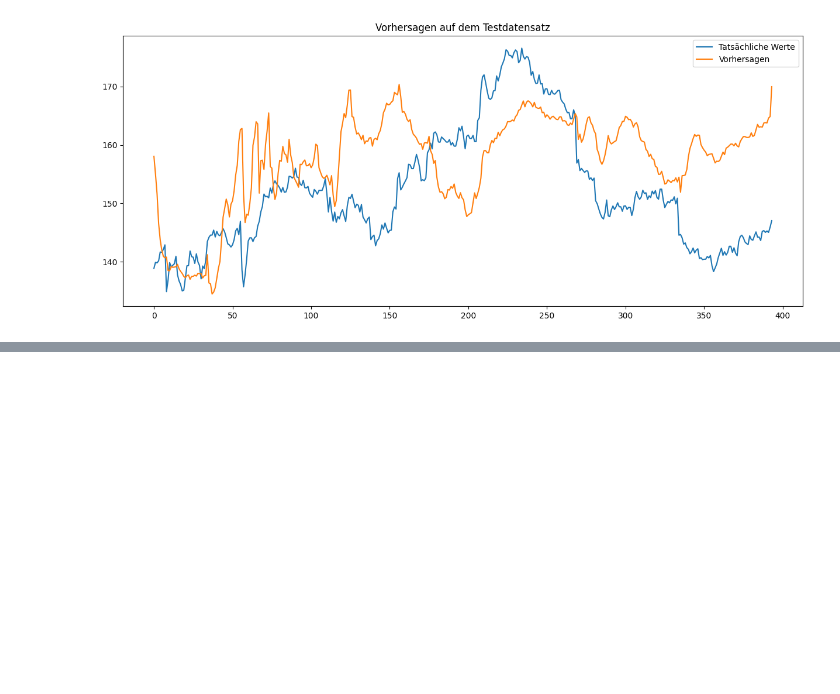
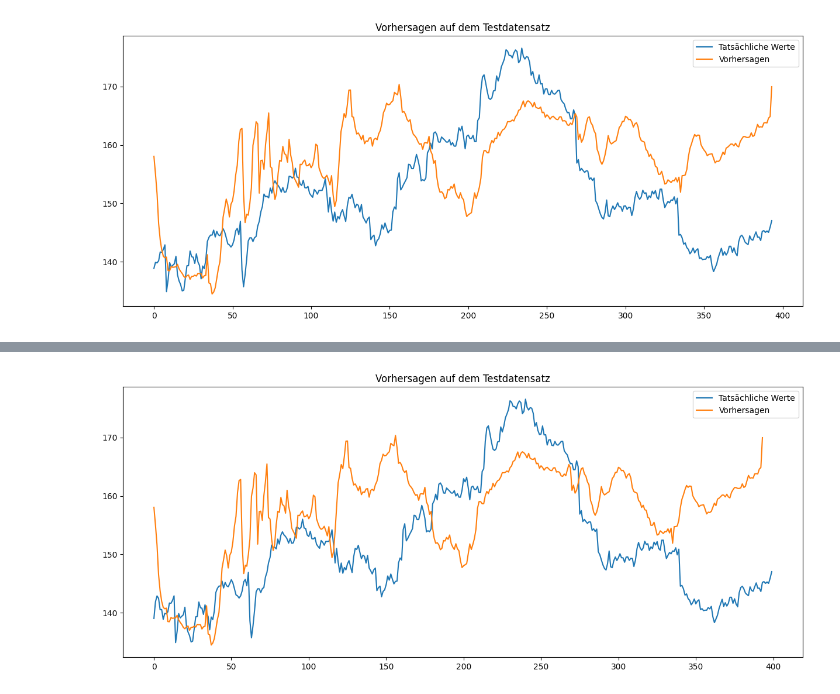
Before and after one commit to derSchaukler/DeepLearning25, a Jupyter notebook: week_6/Assignemnt_stock-price.ipynb, the cells around one changed output, grey strips where cells are left out. Saved outputs shown, nothing was run; the diff lists cells and outputs as text; code cells hidden in the pictures; blank space fills up the shorter version.

```diff
--- a/week_6/Assignemnt_stock-price.ipynb
+++ b/week_6/Assignemnt_stock-price.ipynb
@@ -412,0 +362,24 @@ plt.show()
+# %%
+lstm2.eval()
+predictions2 = []
+
+
+for i in range(x_test2.shape[0]):
+    input_sequence2 = x_test2[i, :, :].unsqueeze(0)  # Füge eine Batch-Dimension hinzu
+    prediction2 = lstm2(input_sequence2)
+    predictions2.append(prediction2.detach().numpy())  # Lösche den Gradienten und wandle in NumPy-Array um
+
+predictions2 = np.array(predictions2).squeeze(1)  # Entferne die Batch-Dimension
+
+predictions2 = scaler.inverse_transform(predictions2)
+
+actual_values2 = scaler.inverse_transform(y_test2.data.numpy())
+
+plt.figure(figsize=(15, 6))
+plt.plot(actual_values2, label="Tatsächliche Werte")
+plt.plot(predictions, label="Vorhersagen")
+plt.title("Vorhersagen auf dem Testdatensatz")
+plt.legend()
+plt.show()
+# %% [output]
+[figure, added]
```
Also changed, not shown: parts of 5 cells of this notebook.
